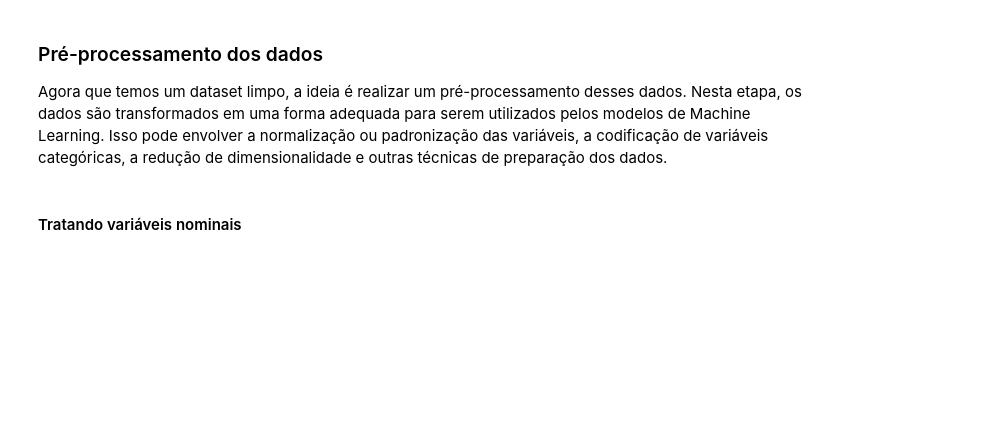
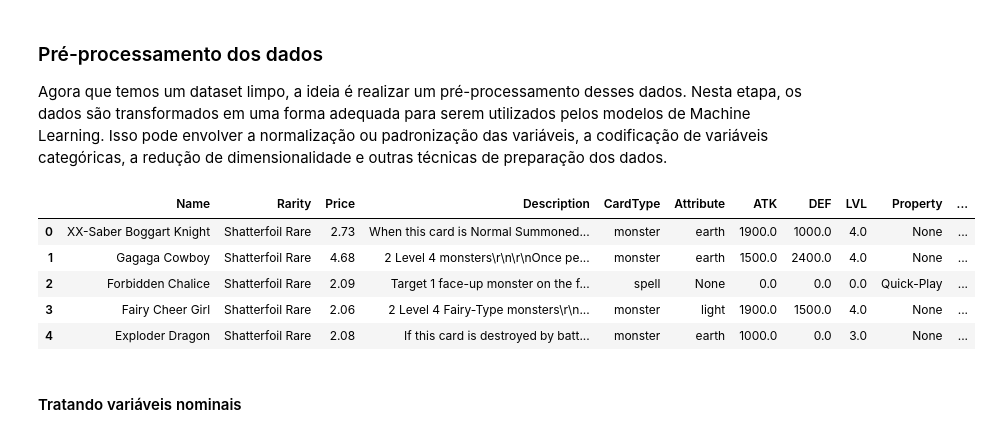
Before and after one commit to Marcompp/MachineLearningFinal, a Jupyter notebook: Relatorio-Final.ipynb, the cells around one changed output. Saved outputs shown, nothing was run; the diff lists cells and outputs as text; code cells hidden in the pictures; blank space fills up the shorter version.

```diff
--- a/Relatorio-Final.ipynb
+++ b/Relatorio-Final.ipynb
@@ -230,6 +234,17 @@ memory usage: 997.9 KB
 ### Pré-processamento dos dados
 
 Agora que temos um dataset limpo, a ideia é realizar um pré-processamento desses dados. Nesta etapa, os dados são transformados em uma forma adequada para serem utilizados pelos modelos de Machine Learning. Isso pode envolver a normalização ou padronização das variáveis, a codificação de variáveis categóricas, a redução de dimensionalidade e outras técnicas de preparação dos dados.
+# %%
+df = pd.read_csv("dbs/yugi_db_cleaned.csv", index_col=0)
+
+df.head()
+# %% [output]
+|  | Name | Rarity | Price | Description | CardType | Attribute | ATK | DEF | LVL | Property | ... |
+| 0 | XX-Saber Boggart Knight | Shatterfoil Rare | 2.73 | When this card is Normal Summoned... | monster | earth | 1900.0 | 1000.0 | 4.0 | None | ... |
+| 1 | Gagaga Cowboy | Shatterfoil Rare | 4.68 | 2 Level 4 monsters\r\n\r\nOnce pe... | monster | earth | 1500.0 | 2400.0 | 4.0 | None | ... |
+| 2 | Forbidden Chalice | Shatterfoil Rare | 2.09 | Target 1 face-up monster on the f... | spell | None | 0.0 | 0.0 | 0.0 | Quick-Play | ... |
+| 3 | Fairy Cheer Girl | Shatterfoil Rare | 2.06 | 2 Level 4 Fairy-Type monsters\r\n... | monster | light | 1900.0 | 1500.0 | 4.0 | None | ... |
+| 4 | Exploder Dragon | Shatterfoil Rare | 2.08 | If this card is destroyed by batt... | monster | earth | 1000.0 | 0.0 | 3.0 | None | ... |
 # %%
 model_data = df.copy()
 # %% [markdown]
```
Also changed, not shown: parts of 21 cells of this notebook, 1 other file.
